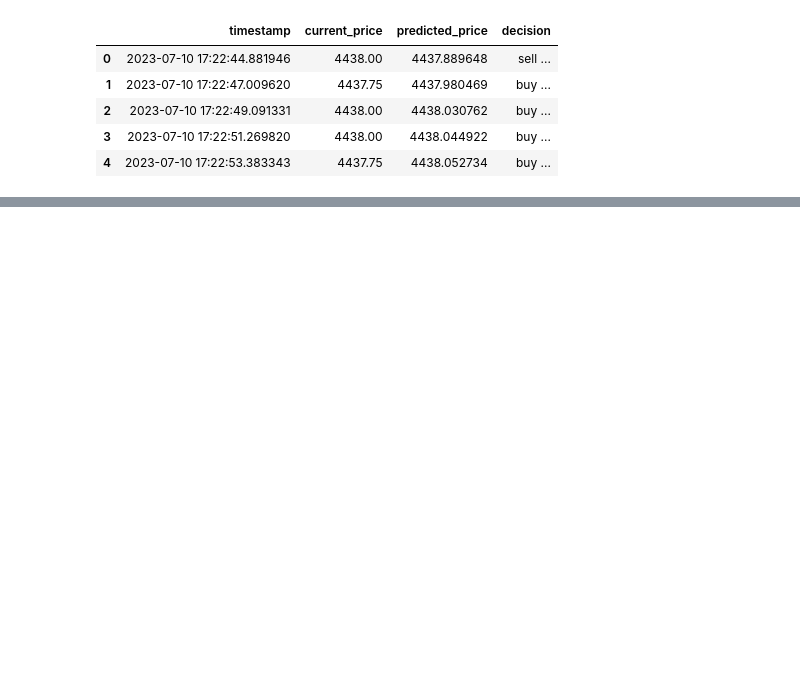
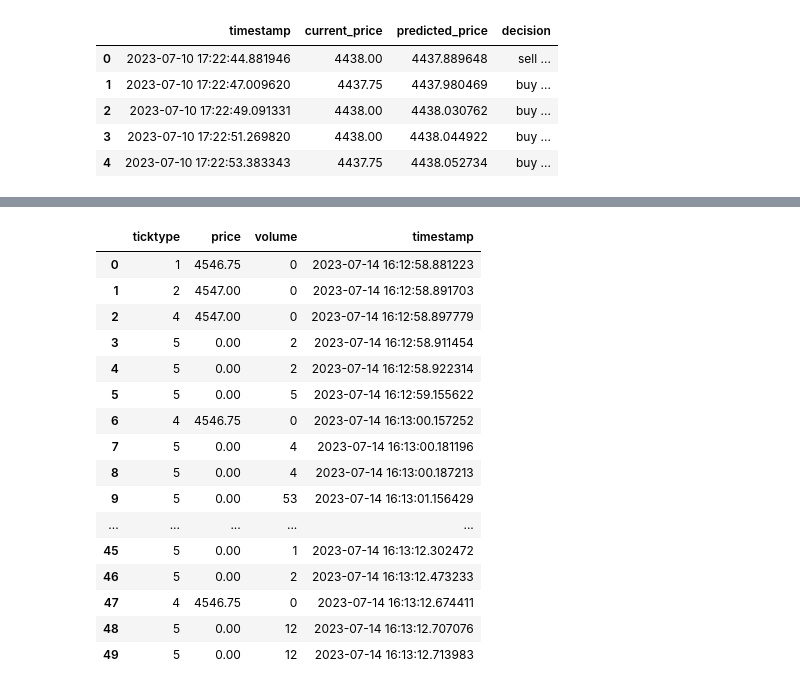
Before and after one commit to taiconley/ibkr, a Jupyter notebook: jupyter/analyze dry run.ipynb, the cells around one changed output, grey strips where cells are left out. Saved outputs shown, nothing was run; the diff lists cells and outputs as text; code cells hidden in the pictures; blank space fills up the shorter version.

```diff
--- a/jupyter/analyze dry run.ipynb
+++ b/jupyter/analyze dry run.ipynb
@@ -97,0 +122,23 @@ plt.show()
+# %%
+input_sql_file='../sql_files/test.sql'
+df = generate_df_from_sql_file(input_sql_file, db)
+# %%
+df.head(50)
+# %% [output]
+|  | ticktype | price | volume | timestamp |
+| 0 | 1 | 4546.75 | 0 | 2023-07-14 16:12:58.881223 |
+| 1 | 2 | 4547.00 | 0 | 2023-07-14 16:12:58.891703 |
+| 2 | 4 | 4547.00 | 0 | 2023-07-14 16:12:58.897779 |
+| 3 | 5 | 0.00 | 2 | 2023-07-14 16:12:58.911454 |
+| 4 | 5 | 0.00 | 2 | 2023-07-14 16:12:58.922314 |
+| 5 | 5 | 0.00 | 5 | 2023-07-14 16:12:59.155622 |
+| 6 | 4 | 4546.75 | 0 | 2023-07-14 16:13:00.157252 |
+| 7 | 5 | 0.00 | 4 | 2023-07-14 16:13:00.181196 |
+| 8 | 5 | 0.00 | 4 | 2023-07-14 16:13:00.187213 |
+| 9 | 5 | 0.00 | 53 | 2023-07-14 16:13:01.156429 |
+| ... | ... | ... | ... | ... |
+| 45 | 5 | 0.00 | 1 | 2023-07-14 16:13:12.302472 |
+| 46 | 5 | 0.00 | 2 | 2023-07-14 16:13:12.473233 |
+| 47 | 4 | 4546.75 | 0 | 2023-07-14 16:13:12.674411 |
+| 48 | 5 | 0.00 | 12 | 2023-07-14 16:13:12.707076 |
+| 49 | 5 | 0.00 | 12 | 2023-07-14 16:13:12.713983 |
```
Also changed, not shown: parts of 9 cells of this notebook, 24 other files.
